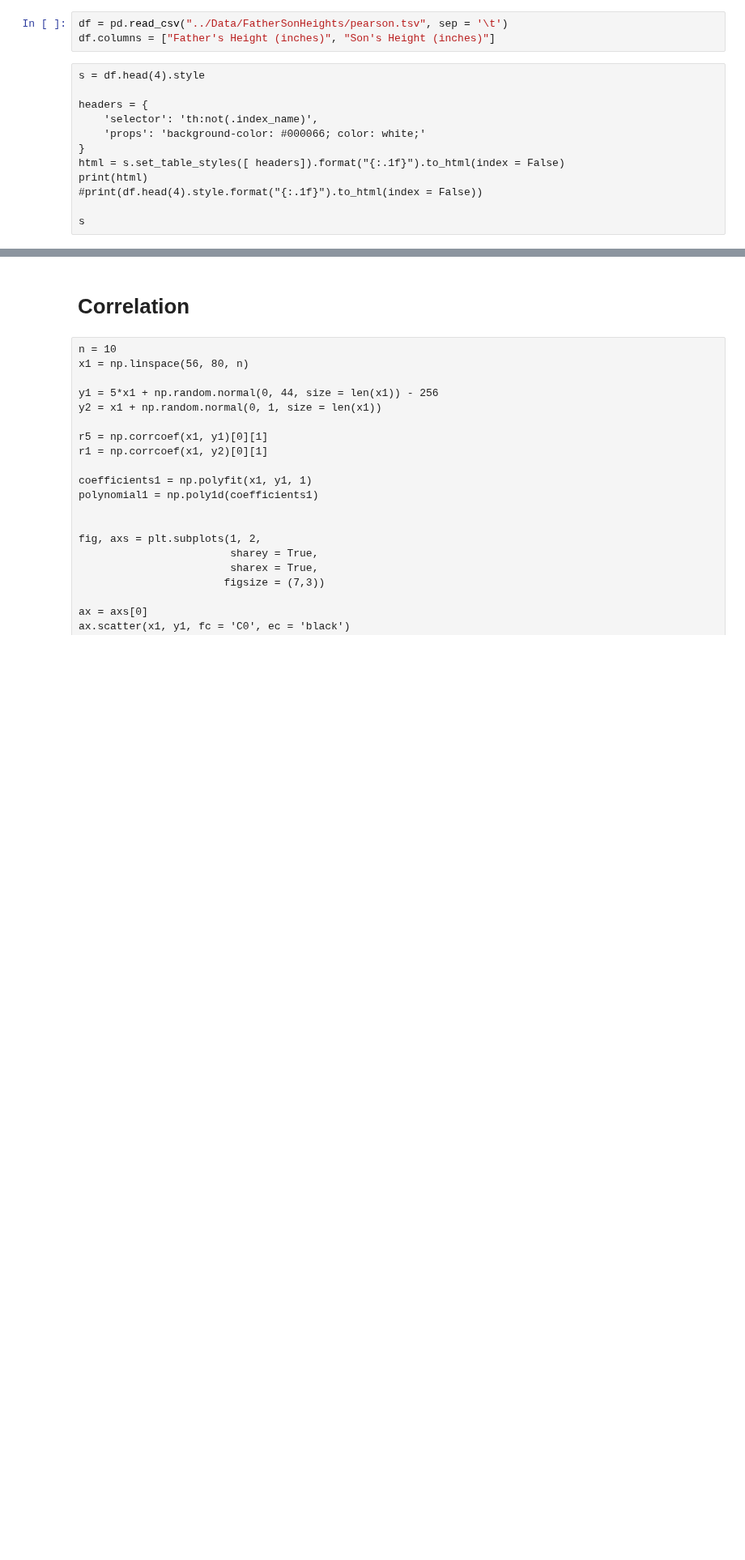
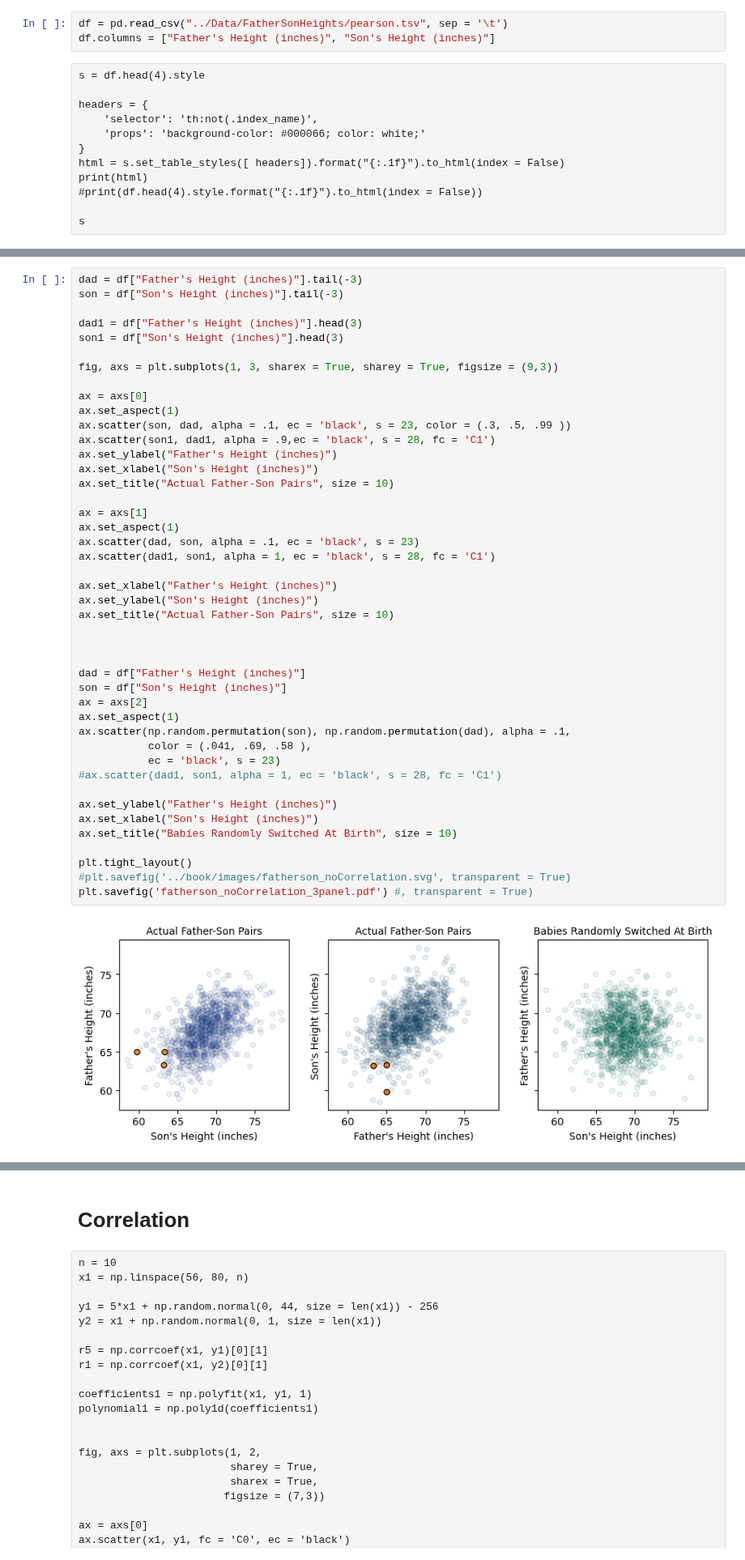
Before and after one commit to alexanderthclark/Stats1101, a Jupyter notebook: helpers/correlationHelper.ipynb, the cells around one changed output, grey strips where cells are left out. Shown at 81% size. Drawn from its saved outputs; the diff is of its cells as text; blank space fills up the shorter version.

```diff
--- a/helpers/correlationHelper.ipynb
+++ b/helpers/correlationHelper.ipynb
@@ -49,0 +90,46 @@ plt.savefig('../book/images/fathersonscatter.svg', transparent = True)
+# %%
+dad = df["Father's Height (inches)"].tail(-3)
+son = df["Son's Height (inches)"].tail(-3)
+
+dad1 = df["Father's Height (inches)"].head(3)
+son1 = df["Son's Height (inches)"].head(3)
+
+fig, axs = plt.subplots(1, 3, sharex = True, sharey = True, figsize = (9,3))
+
+ax = axs[0]
+ax.set_aspect(1)
+ax.scatter(son, dad, alpha = .1, ec = 'black', s = 23, color = (.3, .5, .99 ))
+ax.scatter(son1, dad1, alpha = .9,ec = 'black', s = 28, fc = 'C1')
+ax.set_ylabel("Father's Height (inches)")
+ax.set_xlabel("Son's Height (inches)")
+ax.set_title("Actual Father-Son Pairs", size = 10)
+
+ax = axs[1]
+ax.set_aspect(1)
+ax.scatter(dad, son, alpha = .1, ec = 'black', s = 23)
+ax.scatter(dad1, son1, alpha = 1, ec = 'black', s = 28, fc = 'C1')
+
+ax.set_xlabel("Father's Height (inches)")
+ax.set_ylabel("Son's Height (inches)")
+ax.set_title("Actual Father-Son Pairs", size = 10)
+
+
+
+dad = df["Father's Height (inches)"]
+son = df["Son's Height (inches)"]
+ax = axs[2]
+ax.set_aspect(1)
+ax.scatter(np.random.permutation(son), np.random.permutation(dad), alpha = .1,
+           color = (.041, .69, .58 ),
+           ec = 'black', s = 23)
+#ax.scatter(dad1, son1, alpha = 1, ec = 'black', s = 28, fc = 'C1')
+
+ax.set_ylabel("Father's Height (inches)")
+ax.set_xlabel("Son's Height (inches)")
+ax.set_title("Babies Randomly Switched At Birth", size = 10)
+
+plt.tight_layout()
+#plt.savefig('../book/images/fatherson_noCorrelation.svg', transparent = True)
+plt.savefig('fatherson_noCorrelation_3panel.pdf') #, transparent = True)
+# %% [output]
+[figure, added]
```
Also changed, not shown: parts of 5 cells of this notebook, 35 other files.
